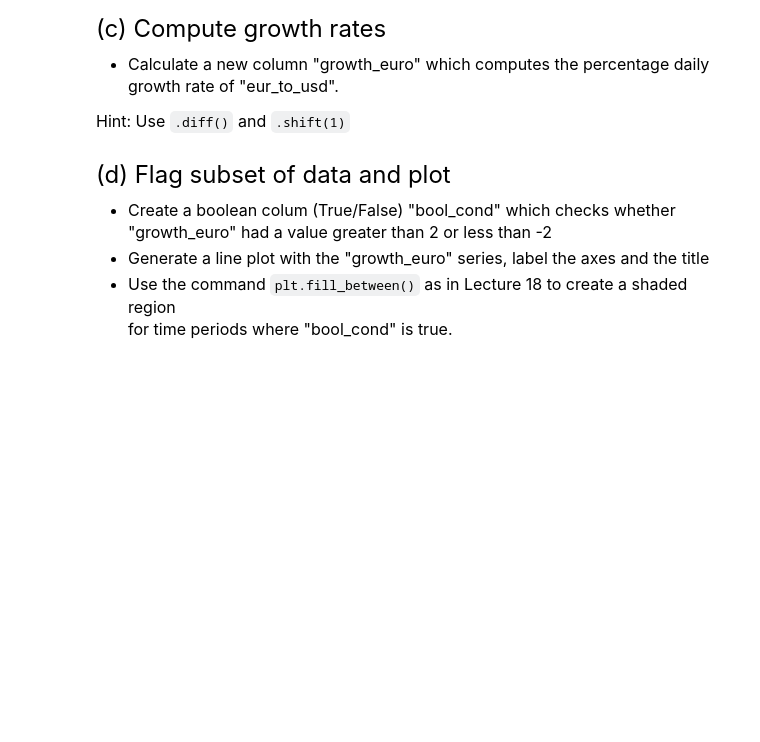
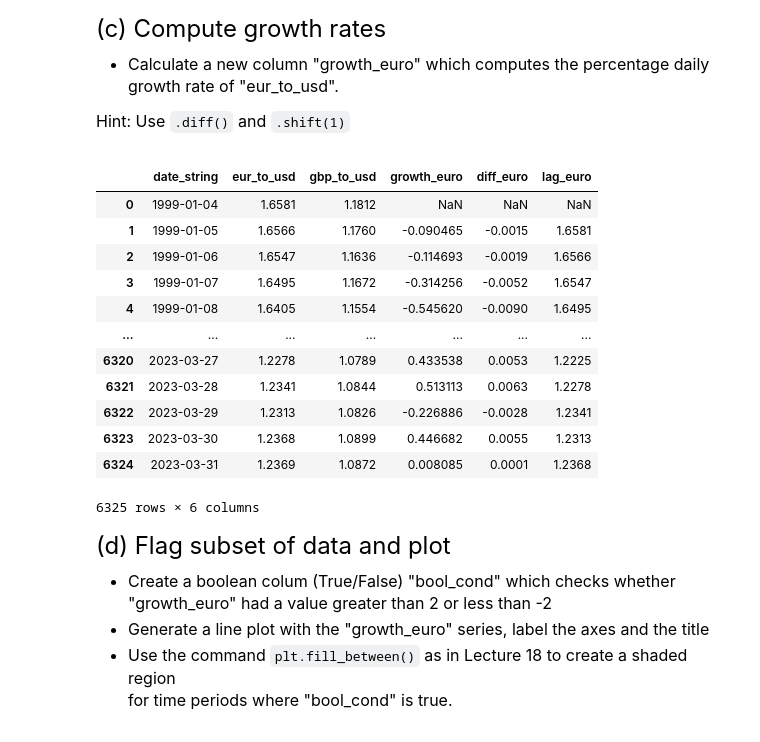
Before and after one commit to jojoonthego/qtm151spring2025, a Jupyter notebook: Quiz4/Quiz4.ipynb, the cells around one changed output. Cells and saved outputs as stored; diff of their text form; code cells hidden in the pictures; blank space fills up the shorter version.

```diff
--- a/Quiz4/Quiz4.ipynb
+++ b/Quiz4/Quiz4.ipynb
@@ -103,3 +102,24 @@
+# %%
+# Write your own code
+
+currencies["diff_euro"]=currencies["eur_to_usd"].diff()
+currencies["lag_euro"]=currencies["eur_to_usd"].shift(1)
+currencies["growth_euro"]=(currencies["diff_euro"]/currencies["lag_euro"])*100
+currencies
+# %% [output]
+|  | date_string | eur_to_usd | gbp_to_usd | growth_euro | diff_euro | lag_euro |
+| 0 | 1999-01-04 | 1.6581 | 1.1812 | NaN | NaN | NaN |
+| 1 | 1999-01-05 | 1.6566 | 1.1760 | -0.090465 | -0.0015 | 1.6581 |
+| 2 | 1999-01-06 | 1.6547 | 1.1636 | -0.114693 | -0.0019 | 1.6566 |
+| 3 | 1999-01-07 | 1.6495 | 1.1672 | -0.314256 | -0.0052 | 1.6547 |
+| 4 | 1999-01-08 | 1.6405 | 1.1554 | -0.545620 | -0.0090 | 1.6495 |
+| ... | ... | ... | ... | ... | ... | ... |
+| 6320 | 2023-03-27 | 1.2278 | 1.0789 | 0.433538 | 0.0053 | 1.2225 |
+| 6321 | 2023-03-28 | 1.2341 | 1.0844 | 0.513113 | 0.0063 | 1.2278 |
+| 6322 | 2023-03-29 | 1.2313 | 1.0826 | -0.226886 | -0.0028 | 1.2341 |
+| 6323 | 2023-03-30 | 1.2368 | 1.0899 | 0.446682 | 0.0055 | 1.2313 |
+| 6324 | 2023-03-31 | 1.2369 | 1.0872 | 0.008085 | 0.0001 | 1.2368 |
+6325 rows × 6 columns
 # %% [markdown]
 <font size = "5">
 
```
Also changed, not shown: parts of 8 cells of this notebook, 1 other file.
